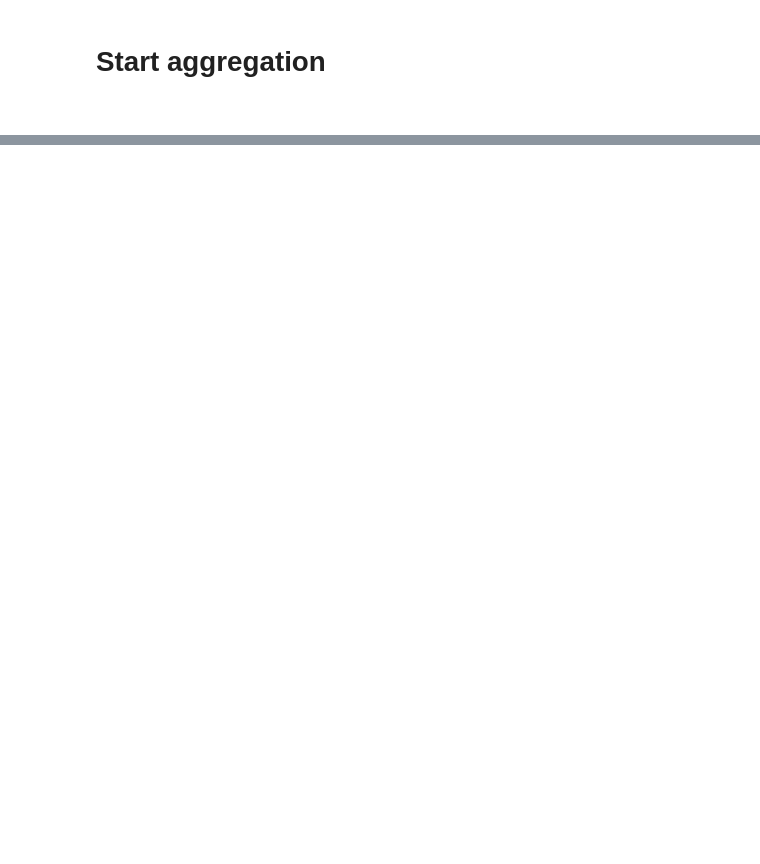
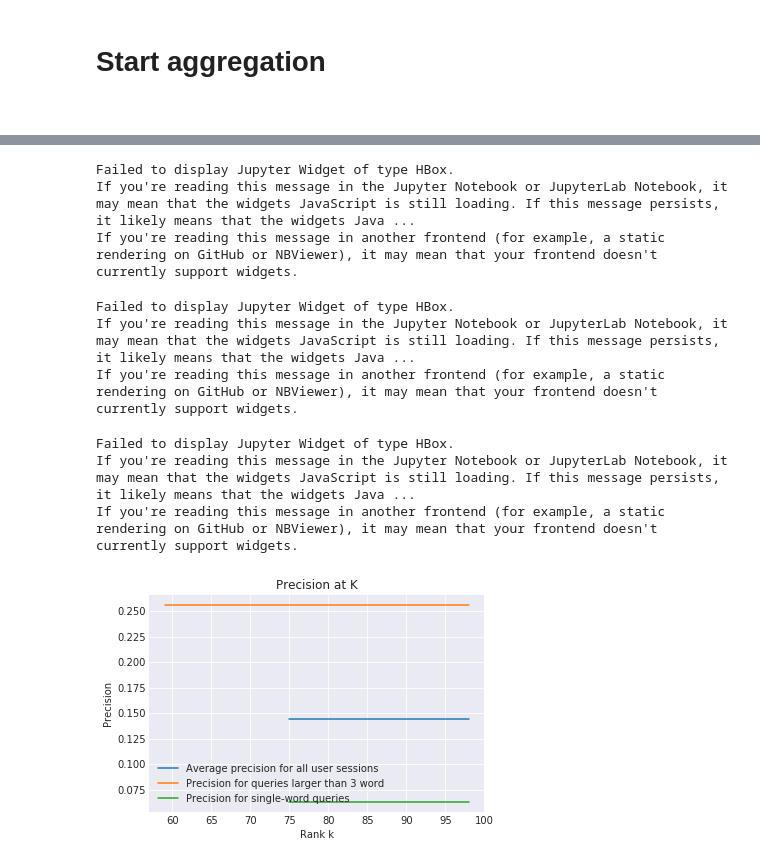
Before and after one commit to roelvanderburg/ranking, a Jupyter notebook: rank_monitor-dataframe232.ipynb, the cells around one changed output, grey strips where cells are left out. Drawn from its saved outputs; the diff is of its cells as text; code cells hidden in the pictures; blank space fills up the shorter version.

```diff
--- a/rank_monitor-dataframe232.ipynb
+++ b/rank_monitor-dataframe232.ipynb
@@ -602,3 +557,44 @@ df_27
+# %%
+def average_precision_plot(df: pd.DataFrame):
+
+    predictions = make_predictions(df)
+
+    df_2 = df_2 = df[df['SearchText'].str.split().apply(len) >= 3]
+    predictions_2 = make_predictions(df_2)
+
+
+    df_3 = df[df['SearchText'].str.split().apply(len) == 1]
+    predictions_3 = make_predictions(df_3)
+
+    average_at_k   =  calculate_average_precision(predictions, 100)
+    average_at_k_2 =  calculate_average_precision(predictions_2, 100)
+    average_at_k_3 =  calculate_average_precision(predictions_3, 100)
+
+    plt.plot(average_at_k,   label= 'Average precision for all user sessions')
+    plt.plot(average_at_k_2, label= 'Precision for queries larger than 3 word')
+    plt.plot(average_at_k_3, label= 'Precision for single-word queries')
+
+    plt.legend()
+
+    plt.xlabel('Rank k')
+    plt.ylabel('Precision')
+    plt.title("Precision at K")
+
+    plt.savefig('./Precision_plot', format='svg', dpi=1200)
+    plt.show()
+
+average_precision_plot(df)
+# %% [output]
+Failed to display Jupyter Widget of type HBox.
+If you're reading this message in the Jupyter Notebook or JupyterLab Notebook, it may mean that the widgets JavaScript is still loading. If this message persists, it likely means that the widgets Java ...
+If you're reading this message in another frontend (for example, a static rendering on GitHub or NBViewer), it may mean that your frontend doesn't currently support widgets.
+Failed to display Jupyter Widget of type HBox.
+If you're reading this message in the Jupyter Notebook or JupyterLab Notebook, it may mean that the widgets JavaScript is still loading. If this message persists, it likely means that the widgets Java ...
+If you're reading this message in another frontend (for example, a static rendering on GitHub or NBViewer), it may mean that your frontend doesn't currently support widgets.
+Failed to display Jupyter Widget of type HBox.
+If you're reading this message in the Jupyter Notebook or JupyterLab Notebook, it may mean that the widgets JavaScript is still loading. If this message persists, it likely means that the widgets Java ...
+If you're reading this message in another frontend (for example, a static rendering on GitHub or NBViewer), it may mean that your frontend doesn't currently support widgets.
+[figure, added]
 # %%
 import json
 import urllib
```
Also changed, not shown: parts of 32 cells of this notebook, 2 other files.
